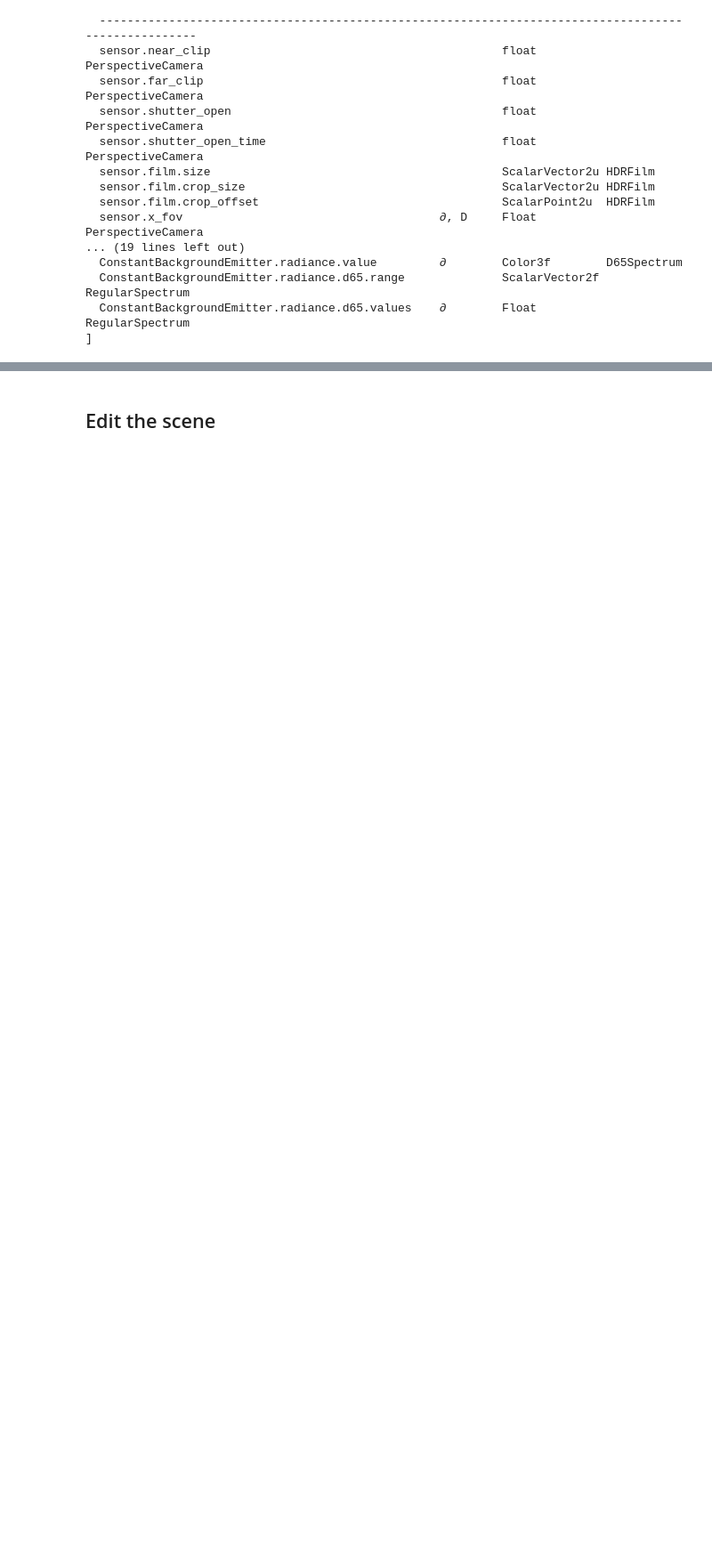
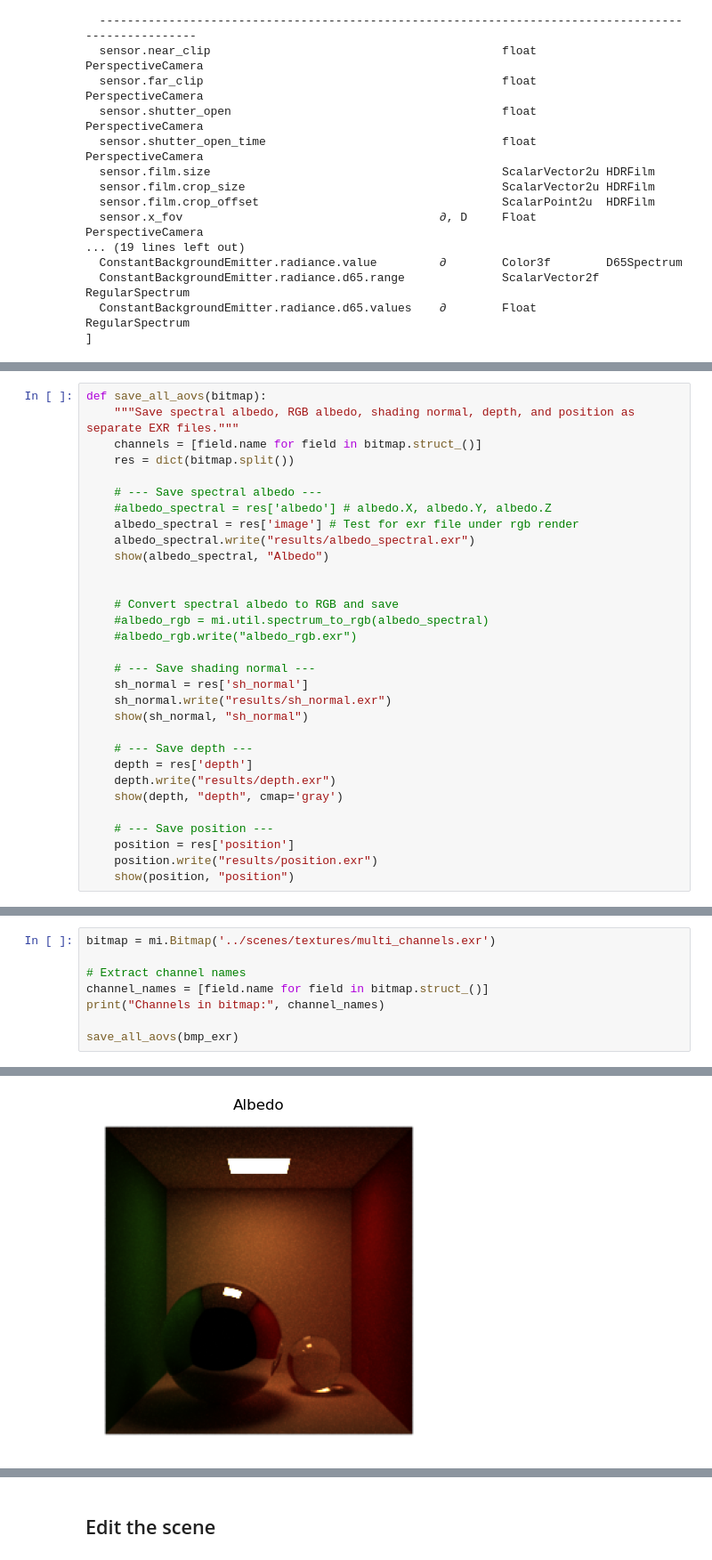
Before and after one commit to ayoungkim-tech/mitsuba-tutorials, a Jupyter notebook: rendering/editing_a_scene_test.ipynb, the cells around one changed output, grey strips where cells are left out. Shown at 89% size. Saved outputs shown, nothing was run; the diff lists cells and outputs as text; blank space fills up the shorter version.

Commit message:
Modify save_all_aovs function

```diff
--- a/rendering/editing_a_scene_test.ipynb
+++ b/rendering/editing_a_scene_test.ipynb
@@ -252,0 +126,31 @@ AttributeError: 'drjit.llvm.ad.TensorXf' object has no attribute 'convert'
+# %%
+def save_all_aovs(bitmap):
+    """Save spectral albedo, RGB albedo, shading normal, depth, and position as separate EXR files."""
+    channels = [field.name for field in bitmap.struct_()]
+    res = dict(bitmap.split())
+
+    # --- Save spectral albedo ---
+    #albedo_spectral = res['albedo'] # albedo.X, albedo.Y, albedo.Z
+    albedo_spectral = res['image'] # Test for exr file under rgb render
+    albedo_spectral.write("results/albedo_spectral.exr")
+    show(albedo_spectral, "Albedo")
+
+
+    # Convert spectral albedo to RGB and save
+    #albedo_rgb = mi.util.spectrum_to_rgb(albedo_spectral)
+    #albedo_rgb.write("albedo_rgb.exr")
+
+    # --- Save shading normal ---
+    sh_normal = res['sh_normal']
+    sh_normal.write("results/sh_normal.exr")
+    show(sh_normal, "sh_normal")
+
+    # --- Save depth ---
+    depth = res['depth']
+    depth.write("results/depth.exr")
+    show(depth, "depth", cmap='gray')
+
+    # --- Save position ---
+    position = res['position']
+    position.write("results/position.exr")
+    show(position, "position")
@@ -252,0 +159,9 @@ AttributeError: 'drjit.llvm.ad.TensorXf' object has no attribute 'convert'
+# %%
+bitmap = mi.Bitmap('../scenes/textures/multi_channels.exr')
+
+# Extract channel names
+channel_names = [field.name for field in bitmap.struct_()]
+print("Channels in bitmap:", channel_names)
+
+save_all_aovs(bmp_exr)
+# %% [output]
@@ -252,0 +169 @@ AttributeError: 'drjit.llvm.ad.TensorXf' object has no attribute 'convert'
+[figure, added]
```
Also changed, not shown: parts of 8 cells of this notebook.
